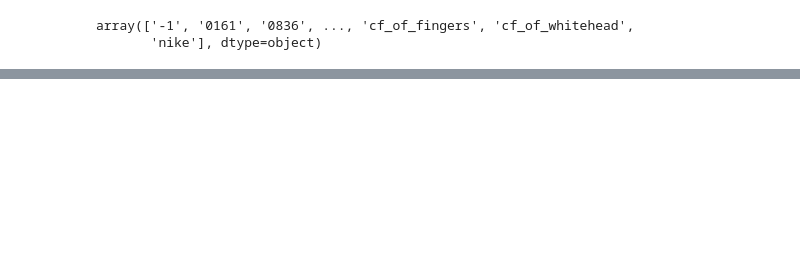
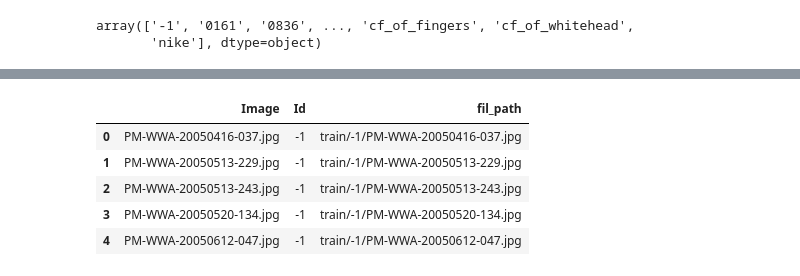
Before and after one commit to akuma527/IProjects, a Jupyter notebook: I&D_Whale/Data_Analysis.ipynb, the cells around one changed output, grey strips where cells are left out. Drawn from its saved outputs; the diff is of its cells as text; code cells hidden in the pictures; blank space fills up the shorter version.

```diff
--- a/I&D_Whale/Data_Analysis.ipynb
+++ b/I&D_Whale/Data_Analysis.ipynb
@@ -65,0 +75,9 @@ df[df['Id']=='cf_of_fingers'].describe()
+# %%
+train.head()
+# %% [output]
+|  | Image | Id | fil_path |
+| 0 | PM-WWA-20050416-037.jpg | -1 | train/-1/PM-WWA-20050416-037.jpg |
+| 1 | PM-WWA-20050513-229.jpg | -1 | train/-1/PM-WWA-20050513-229.jpg |
+| 2 | PM-WWA-20050513-243.jpg | -1 | train/-1/PM-WWA-20050513-243.jpg |
+| 3 | PM-WWA-20050520-134.jpg | -1 | train/-1/PM-WWA-20050520-134.jpg |
+| 4 | PM-WWA-20050612-047.jpg | -1 | train/-1/PM-WWA-20050612-047.jpg |
```
Also changed, not shown: parts of 19 cells of this notebook.
